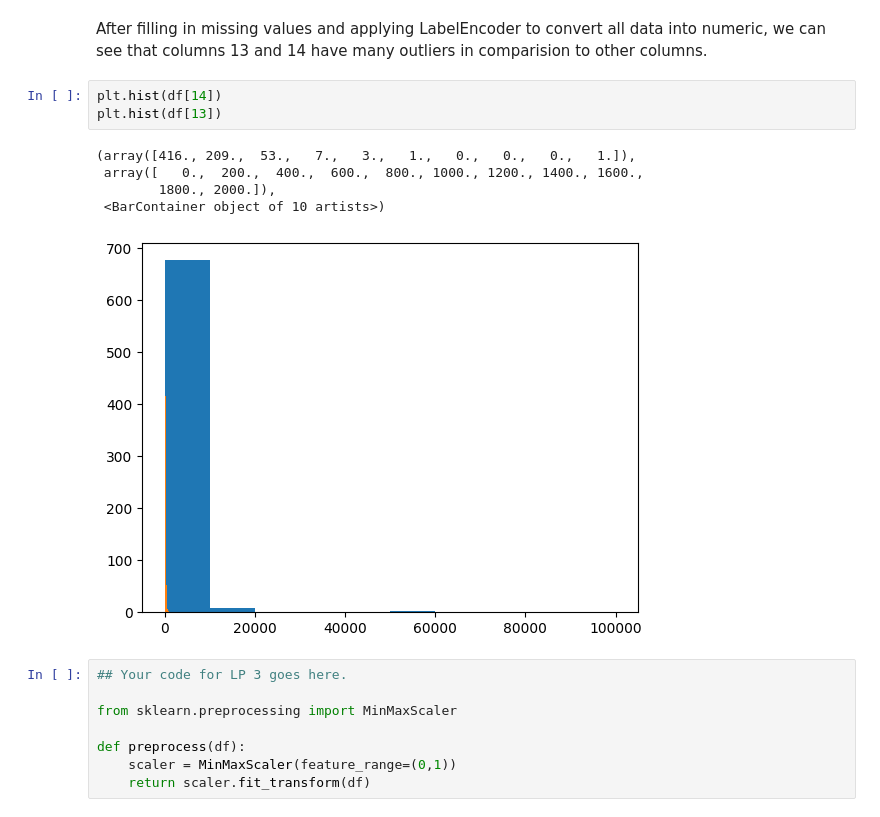
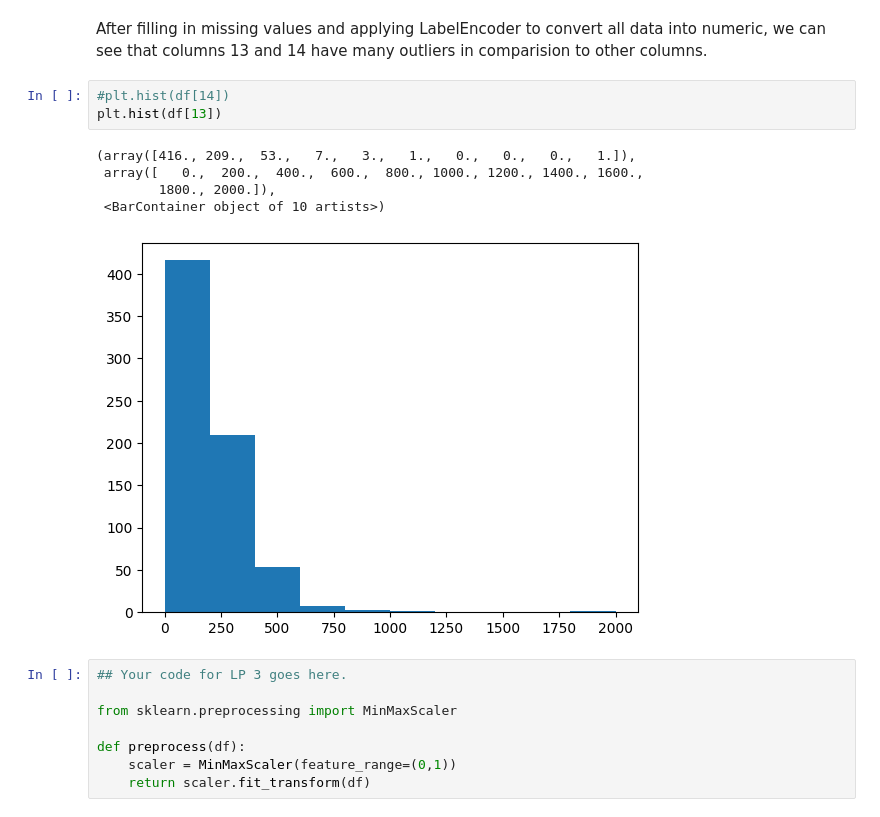
Before and after one commit to ankitajaswal/Cmpe255, a Jupyter notebook: HW1/HW1 Part 1.ipynb, the cells around one changed output. Saved outputs shown, nothing was run; the diff lists cells and outputs as text.

```diff
--- a/HW1/HW1 Part 1.ipynb
+++ b/HW1/HW1 Part 1.ipynb
@@ -378,14 +378,14 @@ sns.boxplot(data=df)
 # %% [markdown]
 After filling in missing values and applying LabelEncoder to convert all data into numeric, we can see that columns 13 and 14 have many outliers in comparision to other columns.
 # %%
-plt.hist(df[14])
+#plt.hist(df[14])
 plt.hist(df[13])
 # %% [output]
 (array([416., 209.,  53.,   7.,   3.,   1.,   0.,   0.,   0.,   1.]),
  array([   0.,  200.,  400.,  600.,  800., 1000., 1200., 1400., 1600.,
         1800., 2000.]),
  <BarContainer object of 10 artists>)
-[figure, old version]
+[figure, new version]
 # %%
 ## Your code for LP 3 goes here.
 
```
Also changed, not shown: parts of 1 cell of this notebook.
